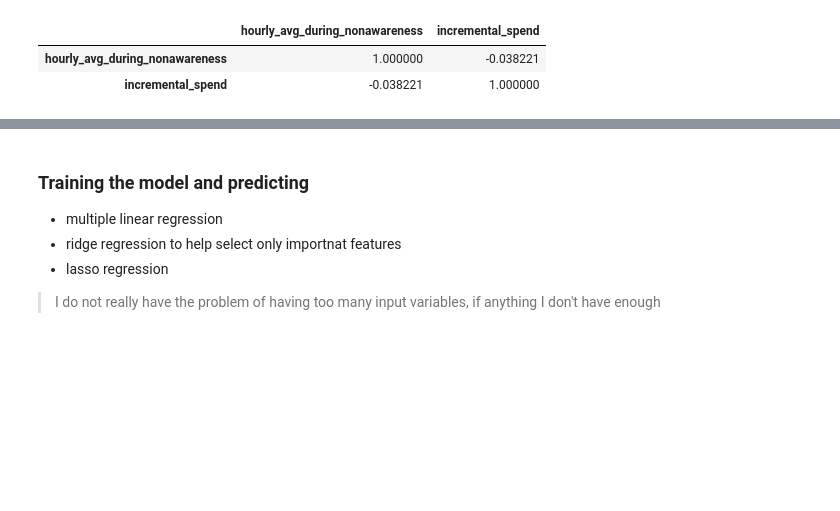
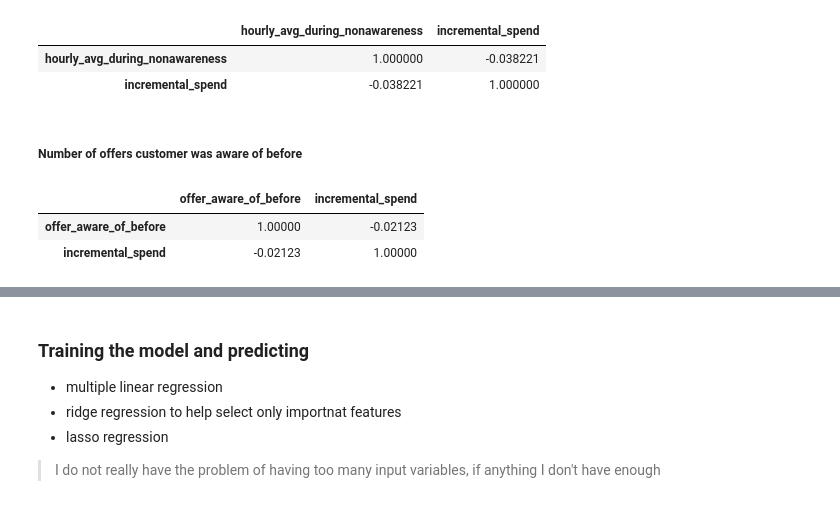
Before and after one commit to judithleao/capstone-project-starbucks, a Jupyter notebook: Starbucks-Analysis.ipynb, the cells around one changed output, grey strips where cells are left out. Cells and saved outputs as stored; diff of their text form; code cells hidden in the pictures; blank space fills up the shorter version.

```diff
--- a/Starbucks-Analysis.ipynb
+++ b/Starbucks-Analysis.ipynb
@@ -646,3 +720,11 @@ analysis_df_t[['hourly_avg_during_nonawareness','incremental_spend']].corr()
 |  | hourly_avg_during_nonawareness | incremental_spend |
 | hourly_avg_during_nonawareness | 1.000000 | -0.038221 |
 | incremental_spend | -0.038221 | 1.000000 |
+# %% [markdown]
+##### Number of offers customer was aware of before
+# %%
+analysis_df_t[['offer_aware_of_before','incremental_spend']].corr()
+# %% [output]
+|  | offer_aware_of_before | incremental_spend |
+| offer_aware_of_before | 1.00000 | -0.02123 |
+| incremental_spend | -0.02123 | 1.00000 |
```
Also changed, not shown: parts of 19 cells of this notebook.
